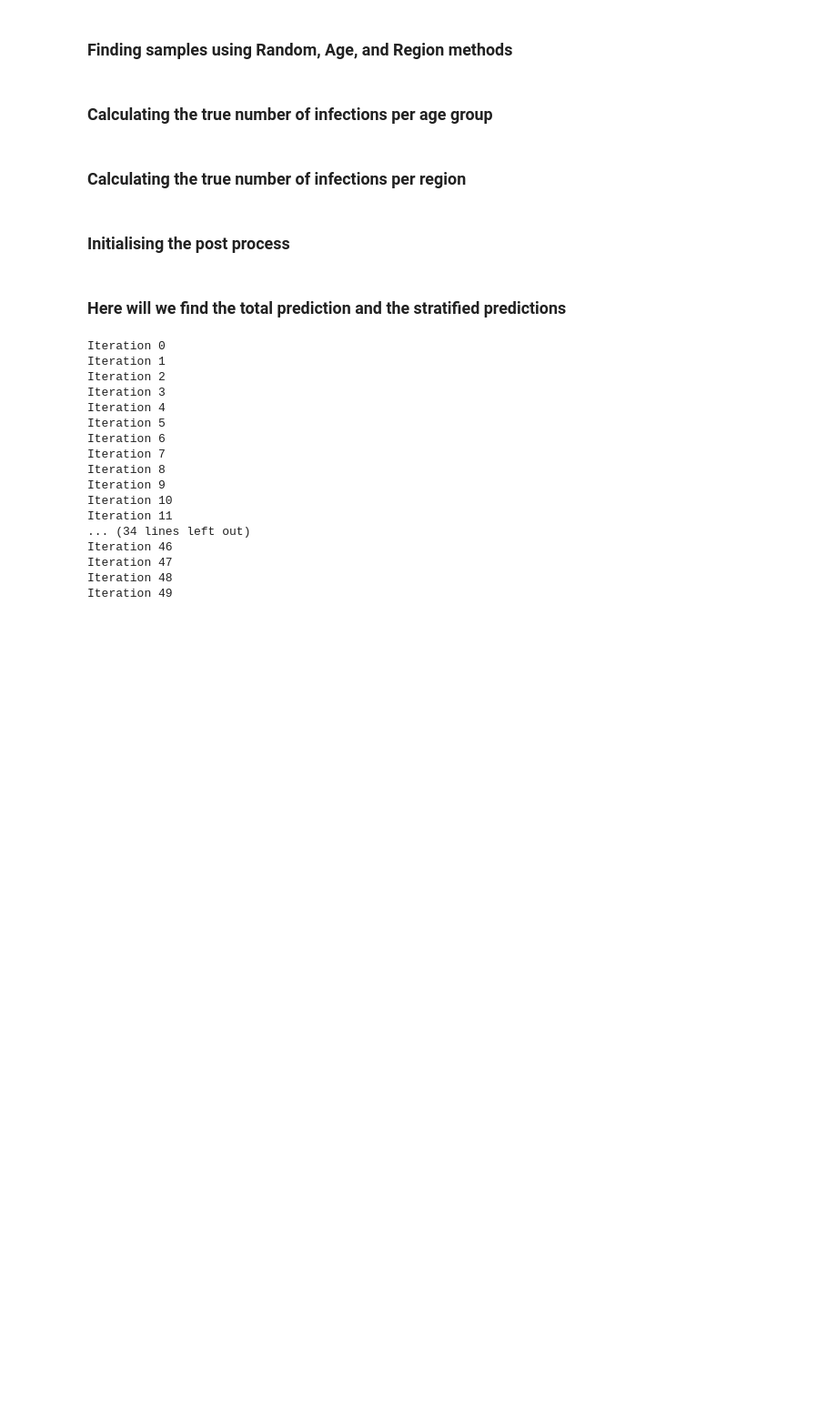
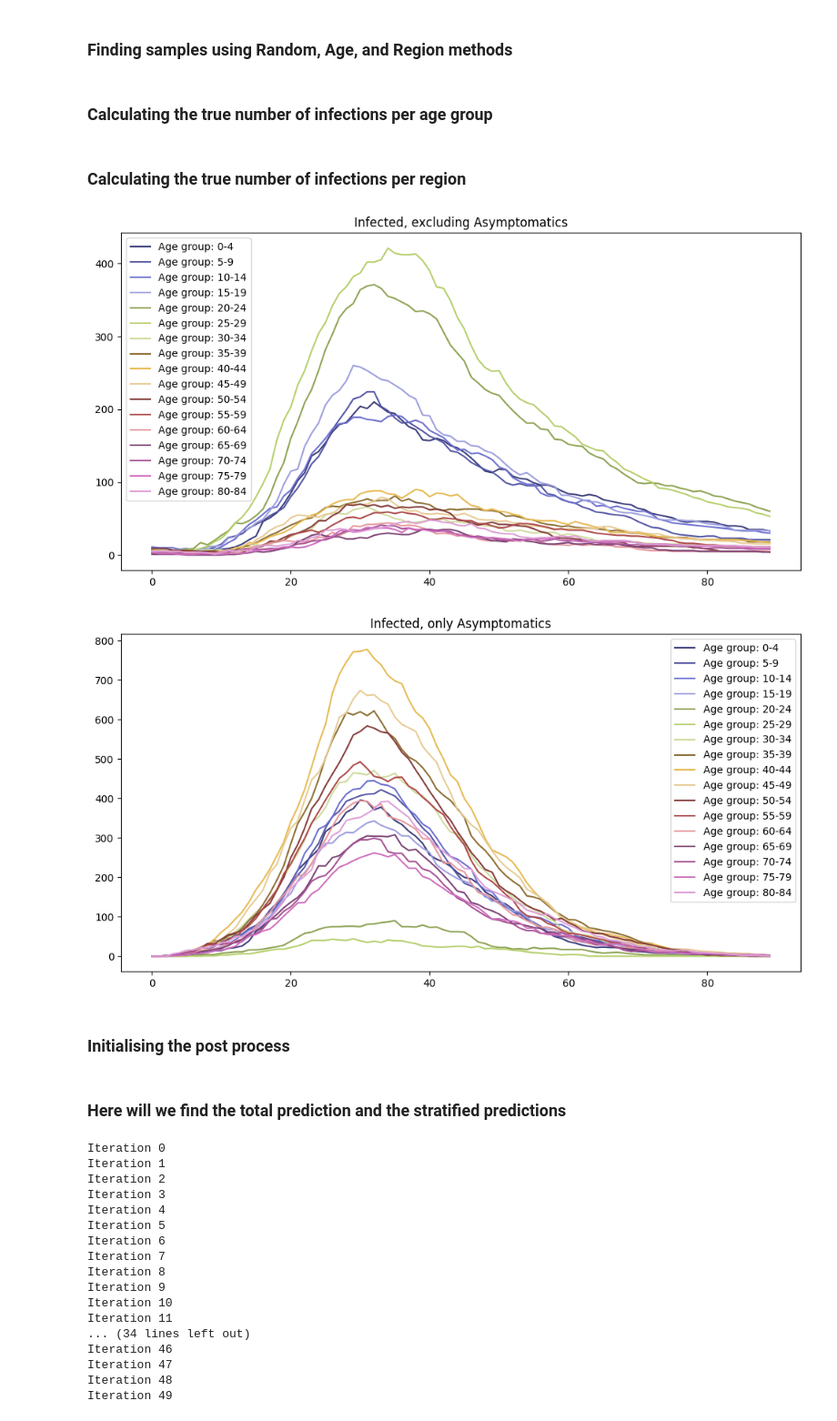
Before and after one commit to SABS-R3-Epidemiology/EpiOS, a Jupyter notebook: stratified_random/stratified_predictions.ipynb, the cells around one changed output. Shown at 91% size. Cells and saved outputs as stored; diff of their text form; code cells hidden in the pictures; blank space fills up the shorter version.

Commit message:
Plot age distributions

```diff
--- a/stratified_random/stratified_predictions.ipynb
+++ b/stratified_random/stratified_predictions.ipynb
@@ -199,7 +199,8 @@ def count_people_by_age_group(demo_data, time_data, time_sample, num_age_group=1
     """
     df = demo_data
     inf_history = time_data
-    total_count_age_groups = []
+    total_count_age_groups_without_asympts = []
+    total_count_age_groups_asympts = []
     total_by_age = []
 
     # Group data by age groups
@@ -217,11 +218,15 @@ def count_people_by_age_group(demo_data, time_data, time_sample, num_age_group=1
         selected_data = selected_data.iloc[time_sample]
 
         people_by_age = len(selected_data.columns)
-        count_by_age_group = selected_data.apply(lambda row: row.isin(range(3, 9)).sum(), axis=1).tolist()
-        total_count_age_groups.append(count_by_age_group)
+
+        count_by_age_group_without_asympts = selected_data.apply(lambda row: row.isin(range(4, 9)).sum(), axis=1).tolist()
+        count_by_age_group_asympts = selected_data.apply(lambda row: row.isin([3]).sum(), axis=1).tolist()
+
+        total_count_age_groups_without_asympts.append(count_by_age_group_without_asympts)
+        total_count_age_groups_asympts.append(count_by_age_group_asympts)
         total_by_age.append(people_by_age)
 
-    return total_count_age_groups, total_by_age
+    return total_count_age_groups_without_asympts, total_count_age_groups_asympts, total_by_age
 # %% [markdown]
 ### Calculating the true number of infections per region
 # %%
@@ -261,9 +266,37 @@ def count_people_by_region(demo_data, time_data, time_sample):
 
     return total_count_regions, total_by_region
 # %%
-time_sample = [num for num in range(300)]
-true_age_grouped_infections, total_by_age_groups = count_people_by_age_group(demo_data, time_data, time_sample)
-true_regional_infections, total_by_region = count_people_by_region(demo_data, time_data, time_sample)
+time_sample = [num for num in range(90)]
+total_count_age_groups_without_asympts, total_count_age_groups_asympts, total_by_age = count_people_by_age_group(demo_data, time_data, time_sample)
+# %%
+def plot_age_distribution_infections(age_grouped_infections, title=""):
+
+    # change plot size
+    plt.figure(figsize=(12,6))
+    number = 17
+    cmap = plt.get_cmap('tab20b')
+    colors = [cmap(i) for i in np.linspace(0, 1, number)]
+
+
+    age_number = 0
+    for i, age_group in enumerate(age_grouped_infections):
+
+        # l is the #infections of a specific age-group recorded at each time-point
+
+        plt.plot(time_sample, age_group, color=colors[i] ,label=f"Age group: {age_number}-{age_number + 4}")
+
+        age_number = age_number + 5
+
+    plt.title(title)
+    plt.legend()
+    plt.show()
+# %%
+plot_age_distribution_infections(total_count_age_groups_without_asympts, title="Infected, excluding Asymptomatics")
+
+plot_age_distribution_infections(total_count_age_groups_asympts, title="Infected, only Asymptomatics")
+# %% [output]
+[figure, added]
+[figure, added]
 # %% [markdown]
 ### Initialising the post process
 # %%
```
